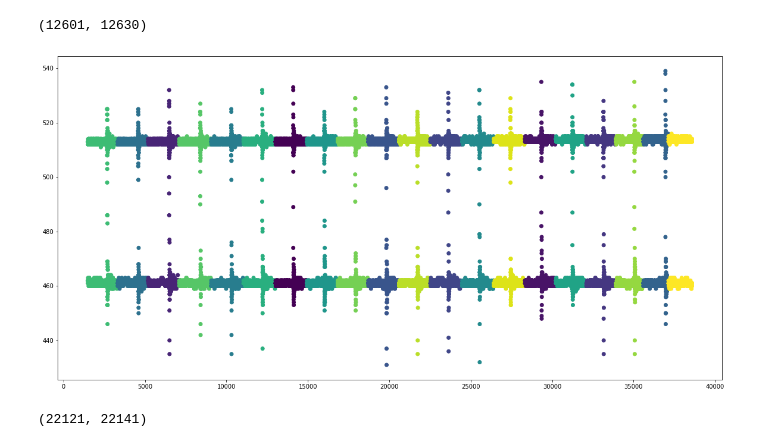
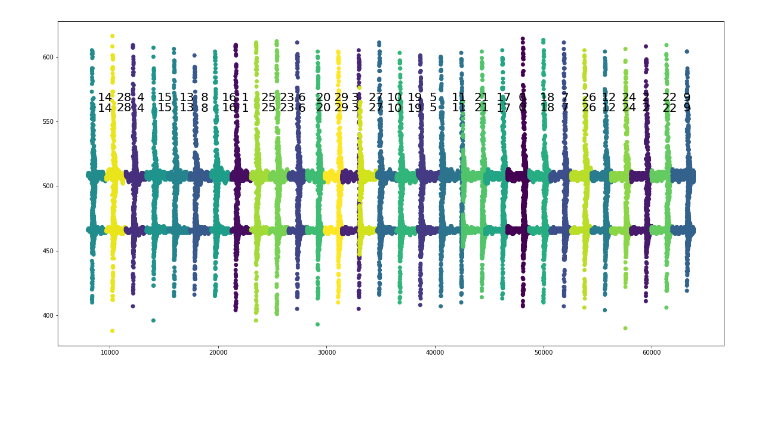
Before and after one commit to santortiz/Sound-velocity-measurement-with-K-means, a Jupyter notebook: identifier.ipynb, the cells around one changed output. Drawn from its saved outputs; the diff is of its cells as text; code cells hidden in the pictures; blank space fills up the shorter version.

```diff
--- a/identifier.ipynb
+++ b/identifier.ipynb
@@ -2,3 +2,8 @@
 import pandas as pd
 import matplotlib.pyplot as plt
 import numpy as np
+
+bits_minuto = 90
+pulses_number = 30
+distance = 0.9
+print(pulses_number)
@@ -14,9 +21,9 @@ if len(sensor1) >= len(sensor2):
 else:
     df["sensor1"] = np.loadtxt("sensor_data1.txt", delimiter=",")
     df["sensor2"] = np.loadtxt("sensor_data2.txt", delimiter=",")[:len(sensor1)]
-# %%
-#descartar primeras 1500 mediciones por sensiblidad de los sensores
-df = df[1500:]
+# %%
+df = df[8000:]
+df = df[:-8000]
 # %%
 ax = plt.gca()
 ax.xaxis.tick_top()
@@ -67,29 +45,25 @@ df
 # %%
 #identify 20 groups in df_sensor1 by k-means taking time and values into account
-pulses_number = 20 #tiempo de medición en segundos por frecuencia de emisión bits/segundo
 kmeans_sensor1 = KMeans(n_clusters=pulses_number, random_state=0).fit(df[["time", "sensor1"]])
 kmeans_sensor2 = KMeans(n_clusters=pulses_number, random_state=0).fit(df[["time", "sensor2"]])
 
 #write the clasification for each row in df_sensor1
 df["sensor1_pulse"]=kmeans_sensor1.labels_
 df["sensor2_pulse"]=kmeans_sensor2.labels_
-# %%
-df.query("sensor1_pulse == 0")["sensor1"].idxmax(), df.query("sensor2_pulse == 0")["sensor2"].idxmax()
-# %% [output]
-(12601, 12630)
 # %%
 #plot the clasification
 plt.figure(figsize=(20, 10))
 plt.scatter(df["time"], df["sensor1"], c=df["sensor1_pulse"])
 plt.scatter(df["time"], df["sensor2"] - 50, c=df["sensor2_pulse"])
 #plt.xlim(4000, 5000)
+#put text over each pulse at the top of the pulse
+for i in range(pulses_number):
+    plt.text(df[df["sensor1_pulse"]==i]["time"].mean(), df[df["sensor1_pulse"]==i]["sensor1"].mean()+50, str(i), fontsize=20)
+    plt.text(df[df["sensor2_pulse"]==i]["time"].mean(), df[df["sensor2_pulse"]==i]["sensor2"].mean()+50, str(i), fontsize=20)
+
 plt.show()
 # %% [output]
-[figure, old version]
+[figure, new version]
-# %%
-df.query("sensor1_pulse == 4")["sensor1"].idxmax(), df.query("sensor2_pulse == 4")["sensor2"].idxmax()
-# %% [output]
-(22121, 22141)
 # %%
 #identify the time of the peak for each group
 peaks1 = df[["sensor1", "sensor1_pulse"]].groupby("sensor1_pulse").idxmax().reset_index().rename(columns={"sensor1_pulse": "pulse"})
```
Also changed, not shown: parts of 22 cells of this notebook, 3 other files.
